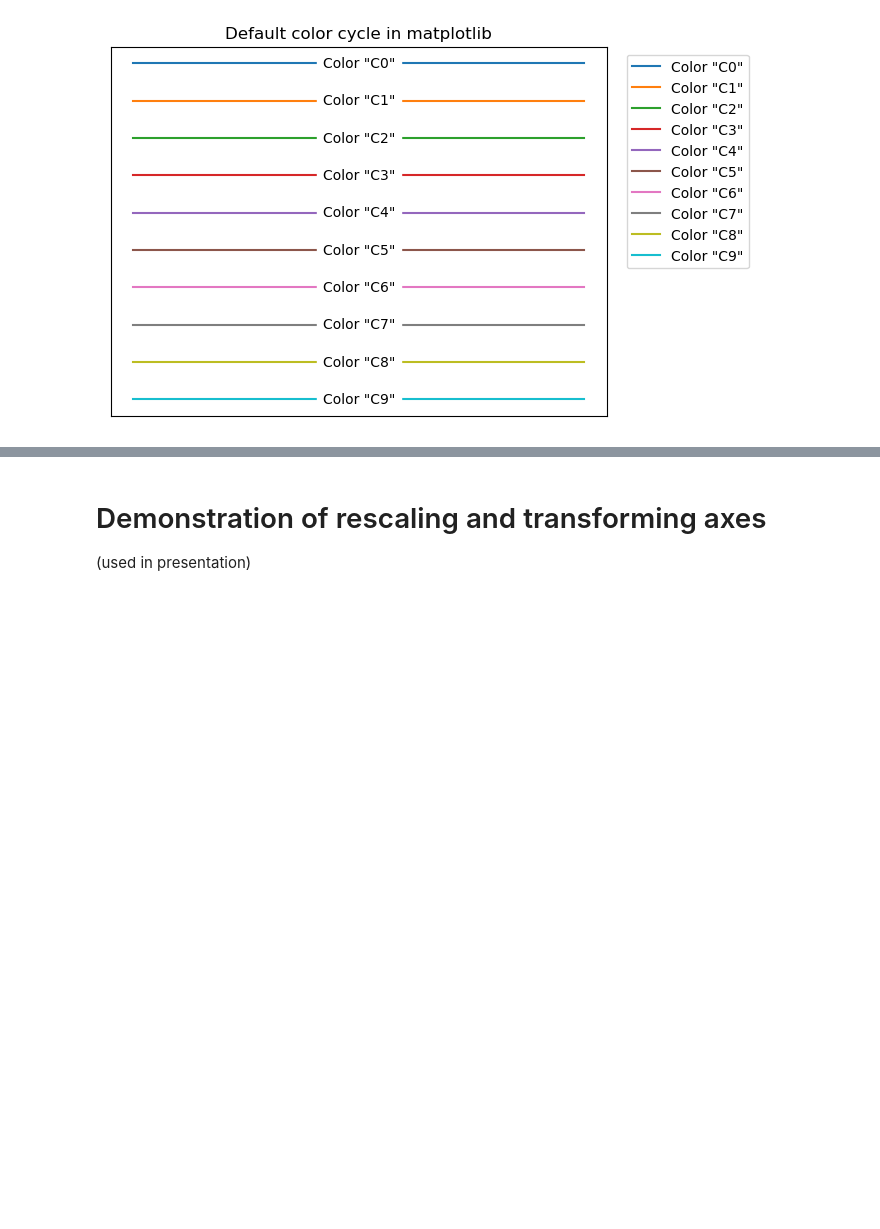
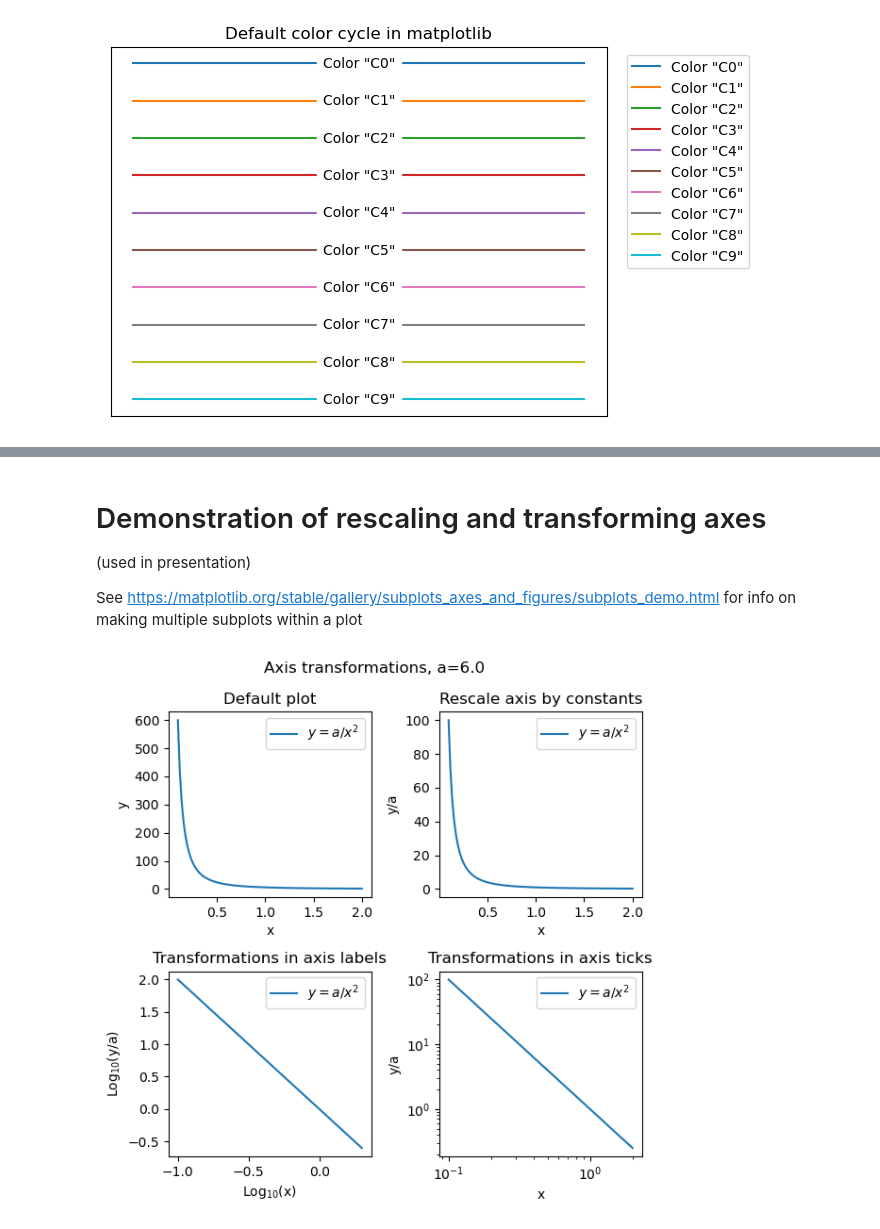
Before and after one commit to hbelzer/8.13-code-snippets, a Jupyter notebook: L0-Pendulum/making_a_plot.ipynb, the cells around one changed output, grey strips where cells are left out. Saved outputs shown, nothing was run; the diff lists cells and outputs as text; code cells hidden in the pictures; blank space fills up the shorter version.

```diff
--- a/L0-Pendulum/making_a_plot.ipynb
+++ b/L0-Pendulum/making_a_plot.ipynb
@@ -95,3 +95,39 @@ plt.legend()
 # %% [markdown]
 # Demonstration of rescaling and transforming axes
 (used in presentation)
+
+See https://matplotlib.org/stable/gallery/subplots_axes_and_figures/subplots_demo.html for info on making multiple subplots within a plot
+# %%
+def f(x,a):
+    return a*np.power(x,-2)
+
+a = 6.0
+x_arr = np.linspace(0.1,2,100)
+y_arr = f(x_arr, a=a)
+
+
+fig, axs = plt.subplots(2, 2, figsize=(6, 6))
+fig.suptitle(f"Axis transformations, a={a}")
+
+# Default plot
+axs[0,0].set(xlabel = "x", ylabel = "y", title="Default plot")
+axs[0,0].plot(x_arr,y_arr, label=r"$y = a/x^2$")
+
+# Rescale axis by constants
+axs[0,1].set(xlabel = "x", ylabel = "y/a", title = "Rescale axis by constants")
+axs[0,1].plot(x_arr,y_arr/a, label=r"$y = a/x^2$")
+
+# Apply transformation to arrays and put it in the axis labels
+axs[1,0].set(xlabel = r"Log$_{10}$(x)", ylabel = r"Log$_{10}$(y/a)", title = "Transformations in axis labels")
+axs[1,0].plot(np.log10(x_arr),np.log10(y_arr/a), label=r"$y = a/x^2$")
+
+# Make use of code to rescale the numbers on the axes themselves
+axs[1,1].set(xlabel = "x", ylabel = "y/a", xscale = "log", yscale = "log", title = "Transformations in axis ticks")
+axs[1,1].plot(x_arr,y_arr/a, label=r"$y = a/x^2$")
+
+for ax in axs.flat:
+    ax.legend()
+
+fig.tight_layout()
+# %% [output]
+[figure, added]
```
Also changed, not shown: parts of 7 cells of this notebook.
